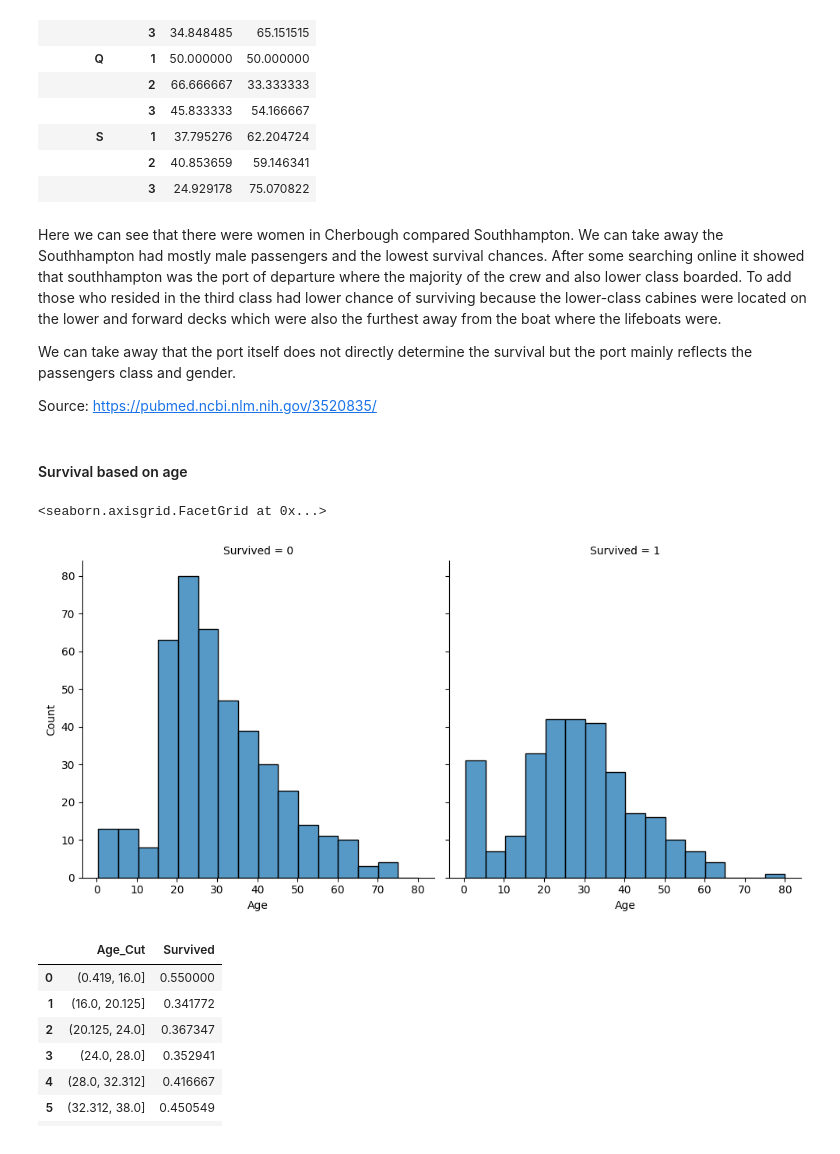
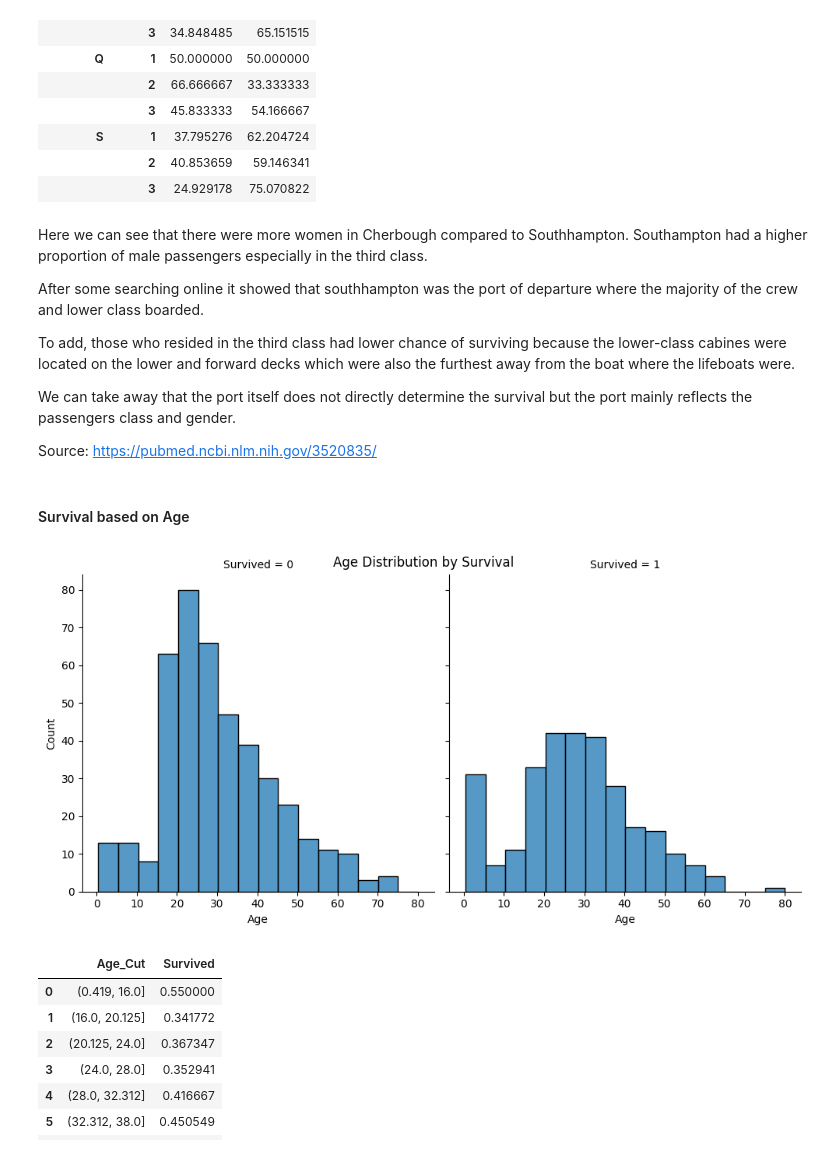
Before and after one commit to farahyakoubi-vives/ML_Assignment, a Jupyter notebook: Farah_Yakoubi.ipynb, the cells around one changed output. Cells and saved outputs as stored; diff of their text form; code cells hidden in the pictures.

```diff
--- a/Farah_Yakoubi.ipynb
+++ b/Farah_Yakoubi.ipynb
@@ -222,4 +233,4 @@ It's better to look broad in a family sense then seperately
 # %%
-df_train['Family-Size'] = df_train['SibSp'] + df_train['Parch'] + 1
-df_test['Family-Size'] = df_test['SibSp'] + df_test['Parch'] + 1
+df_train['FamilySize'] = df_train['SibSp'] + df_train['Parch'] + 1
+df_test['FamilySize'] = df_test['SibSp'] + df_test['Parch'] + 1
 # %%
@@ -244,7 +259,7 @@ Note:
 family_map = {1: "Alone", 2: "Small", 3: "Small", 4: "Small", 5: "Medium", 6: "Medium", 7: "Large", 8: "Large", 11: "Large"}
 # %%
-df_train['Family_Size_Grouped'] = df_train['Family-Size'].map(family_map)
-df_test['Family_Size_Grouped'] = df_test['Family-Size'].map(family_map)
+df_train['Family_Size_Grouped'] = df_train['FamilySize'].map(family_map)
+df_test['Family_Size_Grouped'] = df_test['FamilySize'].map(family_map)
 # %%
 df_train.groupby(['Family_Size_Grouped'], as_index=False)['Survived'].mean()
 # %% [output]
@@ -332,21 +348,24 @@ pd.crosstab(
 |  | 2 | 40.853659 | 59.146341 |
 |  | 3 | 24.929178 | 75.070822 |
 # %% [markdown]
-Here we can see that there were women in Cherbough compared Southhampton.
-We can take away the Southhampton had mostly male passengers and the lowest survival chances.
-After some searching online it showed that southhampton was the port of departure where the majority of the crew and also lower class boarded.
-To add those who resided in the third class had lower chance of surviving because the lower-class cabines were located on the lower and forward decks which were also the furthest away from the boat where the lifeboats were.
+Here we can see that there were more women in Cherbough compared to Southhampton. Southampton had a higher proportion of male passengers especially in the third class.
+
+
+After some searching online it showed that southhampton was the port of departure where the majority of the crew and lower class boarded.
+
+To add,  those who resided in the third class had lower chance of surviving because the lower-class cabines were located on the lower and forward decks which were also the furthest away from the boat where the lifeboats were.
 
 We can take away that the port itself does not directly determine the survival but the port mainly reflects the passengers class and gender.
 
 Source: https://pubmed.ncbi.nlm.nih.gov/3520835/
 # %% [markdown]
-#### Survival based on age
+#### Survival based on Age
 # %%
-sns.displot(data=df_train, x='Age', col='Survived', bins=16)
+sns.displot(data=df_train, x='Age', col='Survived', bins=16, col_order=[0, 1])
+plt.suptitle("Age Distribution by Survival")
+plt.show()
 # %% [output]
-<seaborn.axisgrid.FacetGrid at 0x...>
-[figure, old version]
+[figure, new version]
 # %%
 #split age into 8 equal bins
 df_train['Age_Cut'] = pd.qcut(df_train['Age'], 8)
```
Also changed, not shown: parts of 115 cells of this notebook, 1 other file.
